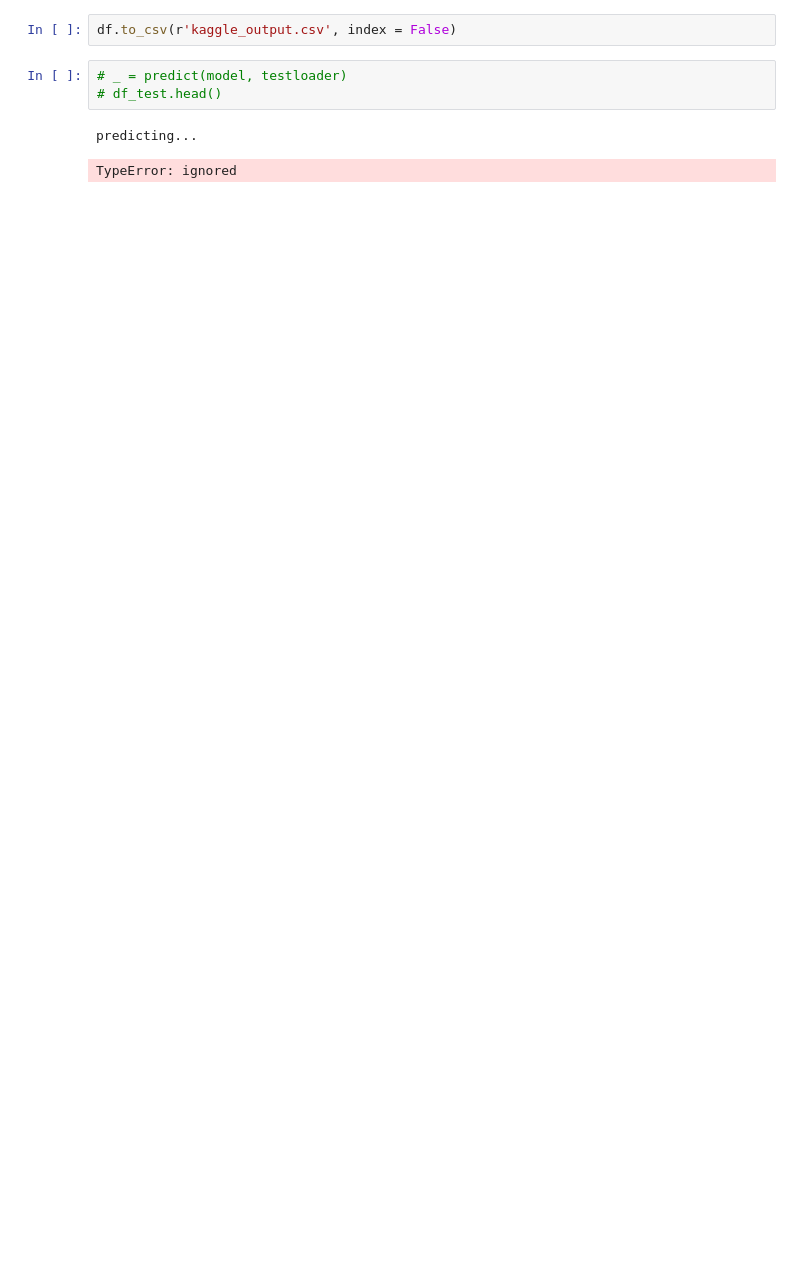
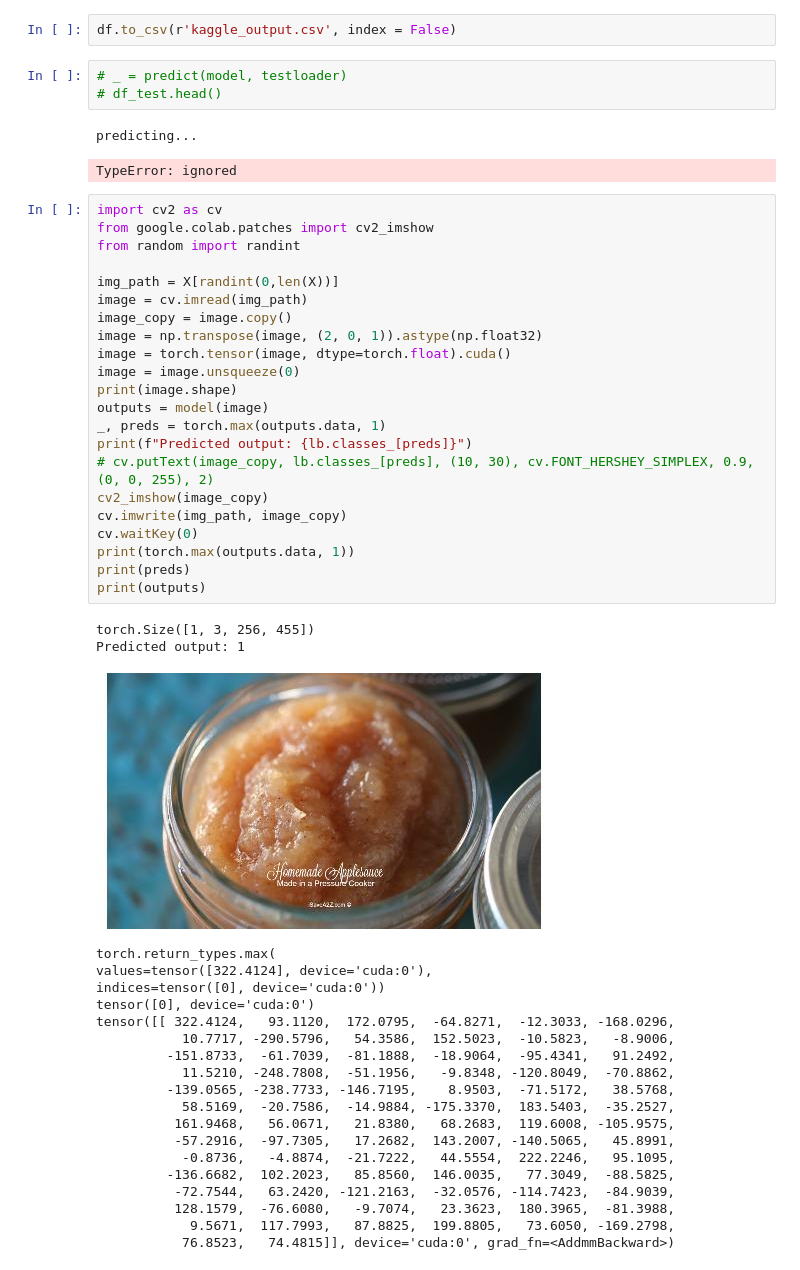
Before and after one commit to mswaringen/aml_food, a Jupyter notebook: See_Food_v2_WORKING.ipynb, the cells around one changed output. Drawn from its saved outputs; the diff is of its cells as text; blank space fills up the shorter version.

```diff
--- a/See_Food_v2_WORKING.ipynb
+++ b/See_Food_v2_WORKING.ipynb
@@ -483,3 +516,47 @@ df.to_csv(r'kaggle_output.csv', index = False)
 # %% [output]
 predicting...
 TypeError: ignored
+# %%
+import cv2 as cv
+from google.colab.patches import cv2_imshow
+from random import randint
+
+img_path = X[randint(0,len(X))]
+image = cv.imread(img_path)
+image_copy = image.copy()
+image = np.transpose(image, (2, 0, 1)).astype(np.float32)
+image = torch.tensor(image, dtype=torch.float).cuda()
+image = image.unsqueeze(0)
+print(image.shape)
+outputs = model(image)
+_, preds = torch.max(outputs.data, 1)
+print(f"Predicted output: {lb.classes_[preds]}")
+# cv.putText(image_copy, lb.classes_[preds], (10, 30), cv.FONT_HERSHEY_SIMPLEX, 0.9, (0, 0, 255), 2)
+cv2_imshow(image_copy)
+cv.imwrite(img_path, image_copy)
+cv.waitKey(0)
+print(torch.max(outputs.data, 1))
+print(preds)
+print(outputs)
+# %% [output]
+torch.Size([1, 3, 256, 455])
+Predicted output: 1
+[figure, added]
+torch.return_types.max(
+values=tensor([322.4124], device='cuda:0'),
+indices=tensor([0], device='cuda:0'))
+tensor([0], device='cuda:0')
+tensor([[ 322.4124,   93.1120,  172.0795,  -64.8271,  -12.3033, -168.0296,
+           10.7717, -290.5796,   54.3586,  152.5023,  -10.5823,   -8.9006,
+         -151.8733,  -61.7039,  -81.1888,  -18.9064,  -95.4341,   91.2492,
+           11.5210, -248.7808,  -51.1956,   -9.8348, -120.8049,  -70.8862,
+         -139.0565, -238.7733, -146.7195,    8.9503,  -71.5172,   38.5768,
+           58.5169,  -20.7586,  -14.9884, -175.3370,  183.5403,  -35.2527,
+          161.9468,   56.0671,   21.8380,   68.2683,  119.6008, -105.9575,
+          -57.2916,  -97.7305,   17.2682,  143.2007, -140.5065,   45.8991,
+           -0.8736,   -4.8874,  -21.7222,   44.5554,  222.2246,   95.1095,
+         -136.6682,  102.2023,   85.8560,  146.0035,   77.3049,  -88.5825,
+          -72.7544,   63.2420, -121.2163,  -32.0576, -114.7423,  -84.9039,
+          128.1579,  -76.6080,   -9.7074,   23.3623,  180.3965,  -81.3988,
+            9.5671,  117.7993,   87.8825,  199.8805,   73.6050, -169.2798,
+           76.8523,   74.4815]], device='cuda:0', grad_fn=<AddmmBackward>)
```
Also changed, not shown: parts of 17 cells of this notebook.
